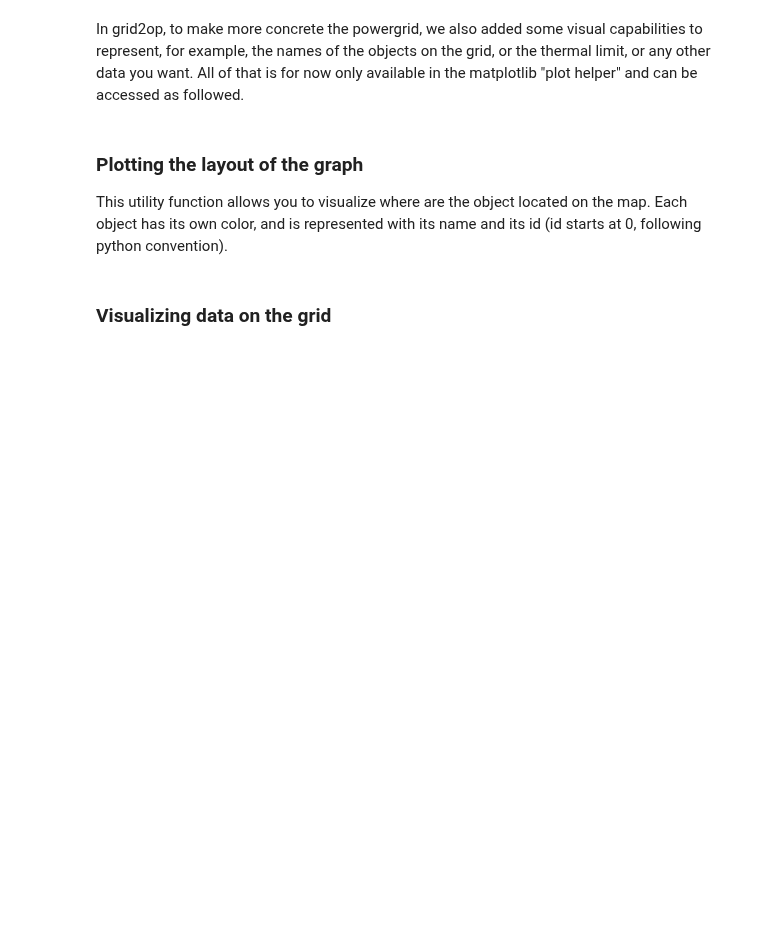
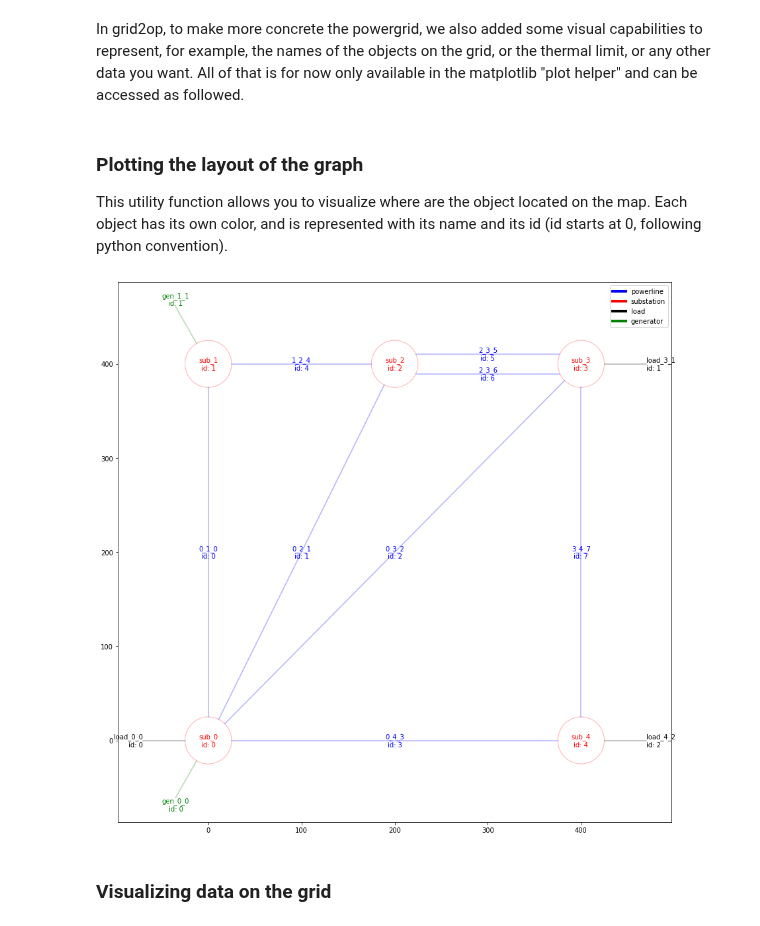
Before and after one commit to rte-france/Grid2Op, a Jupyter notebook: getting_started/Example_5bus.ipynb, the cells around one changed output. Drawn from its saved outputs; the diff is of its cells as text; code cells hidden in the pictures; blank space fills up the shorter version.

Commit message:
better integration of the layout

```diff
--- a/getting_started/Example_5bus.ipynb
+++ b/getting_started/Example_5bus.ipynb
@@ -18,8 +19,10 @@ In grid2op, to make more concrete the powergrid, we also added some visual capab
 This utility function allows you to visualize where are the object located on the map. Each object has its own color, and is represented with its name and its id (id starts at 0, following python convention).
 # %%
 from grid2op.Plot import PlotMatplotlib
-plot_helper = PlotMatplotlib(env.graph_layout, env.observation_space)
+plot_helper = PlotMatplotlib(env.observation_space)
 _ = plot_helper.plot_layout()
+# %% [output]
+[figure, added]
 # %% [markdown]
 ### Visualizing data on the grid
 # %% [markdown]
```
Also changed, not shown: parts of 7 cells of this notebook, 17 other files.
